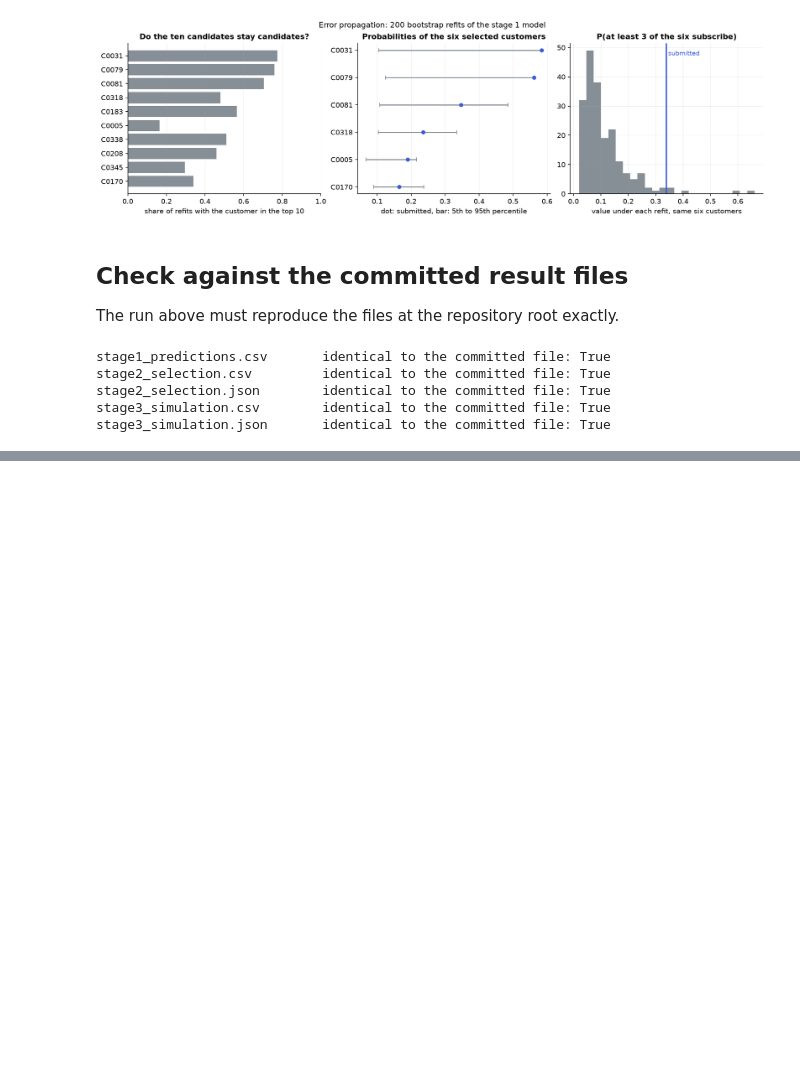
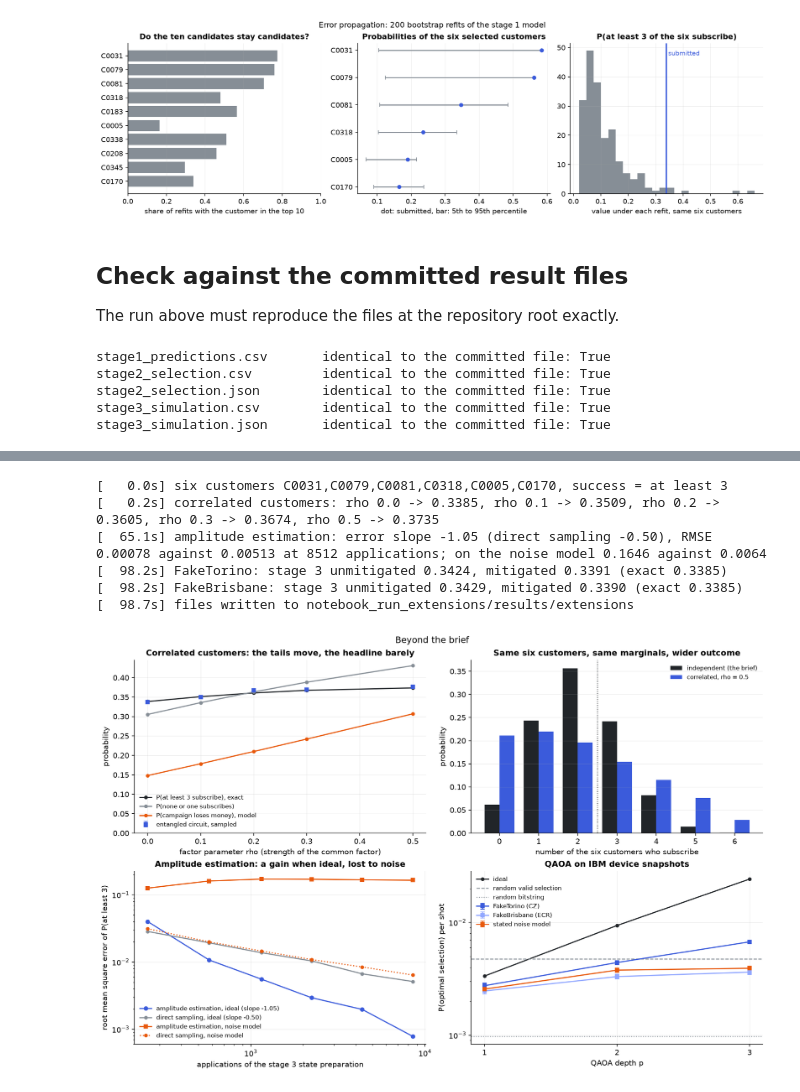
Before and after one commit to sidharth-n/quantum-campaign-targeting, a Jupyter notebook: notebooks/walkthrough.ipynb, the cells around one changed output, grey strips where cells are left out. Saved outputs shown, nothing was run; the diff lists cells and outputs as text; code cells hidden in the pictures; blank space fills up the shorter version.

```diff
--- a/notebooks/walkthrough.ipynb
+++ b/notebooks/walkthrough.ipynb
@@ -314,0 +319,15 @@ stage3_simulation.json       identical to the committed file: True
+# %%
+import run_extensions
+from campaign import correlated, amplitude
+
+ext_out = Path("notebook_run_extensions")
+ext = run_extensions.main(ROOT, ext_out, make_figures=True)
+display(Image(filename=str(ext_out / "results" / "figures" / "beyond_the_brief.png")))
+# %% [output]
+[   0.0s] six customers C0031,C0079,C0081,C0318,C0005,C0170, success = at least 3
+[   0.2s] correlated customers: rho 0.0 -> 0.3385, rho 0.1 -> 0.3509, rho 0.2 -> 0.3605, rho 0.3 -> 0.3674, rho 0.5 -> 0.3735
+[  65.1s] amplitude estimation: error slope -1.05 (direct sampling -0.50), RMSE 0.00078 against 0.00513 at 8512 applications; on the noise model 0.1646 against 0.0064
+[  98.2s] FakeTorino: stage 3 unmitigated 0.3424, mitigated 0.3391 (exact 0.3385)
+[  98.2s] FakeBrisbane: stage 3 unmitigated 0.3429, mitigated 0.3390 (exact 0.3385)
+[  98.7s] files written to notebook_run_extensions/results/extensions
+[figure, added]
```
Also changed, not shown: parts of 8 cells of this notebook, 23 other files.
